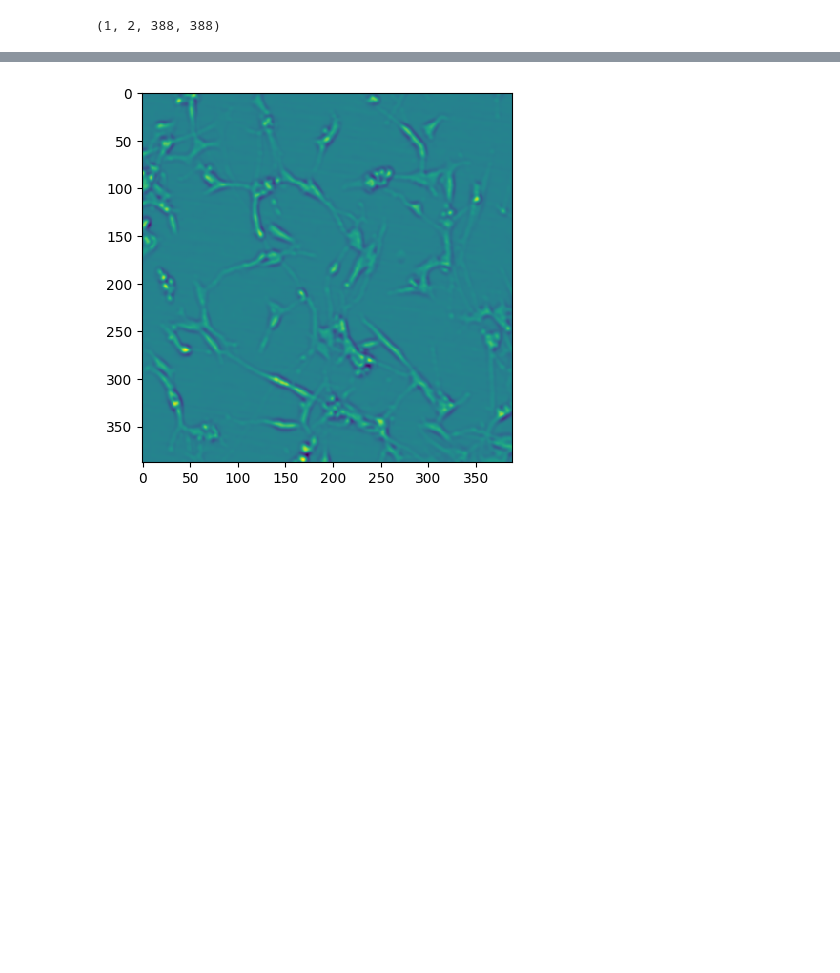
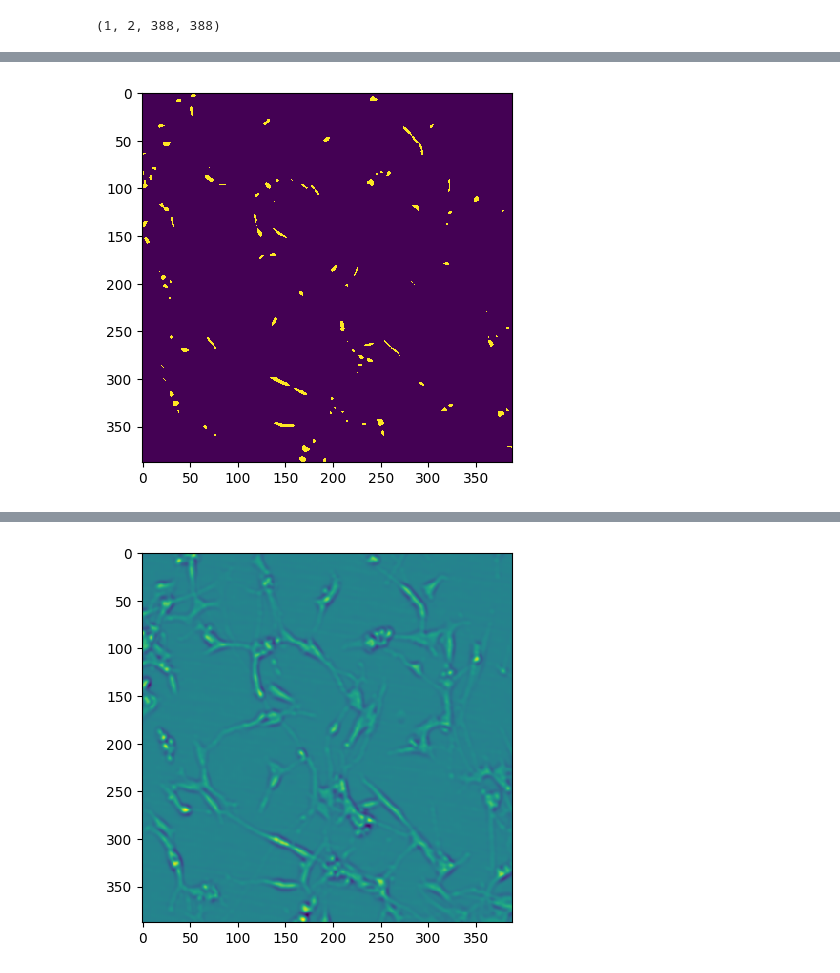
Before and after one commit to gomduribo/SartoriusCellProj, a Jupyter notebook: inference.ipynb, the cells around one changed output, grey strips where cells are left out. Saved outputs shown, nothing was run; the diff lists cells and outputs as text; code cells hidden in the pictures; blank space fills up the shorter version.

```diff
--- a/inference.ipynb
+++ b/inference.ipynb
@@ -236,0 +245,6 @@ array([[[ 1.063138 ,  1.0658056,  1.0654924, ...,  1.0538318,
+# %%
+# model_00
+plt.imshow(result_np, interpolation='nearest')
+plt.show()
+# %% [output]
+[figure, added]
```
Also changed, not shown: parts of 13 cells of this notebook, 3 other files.
